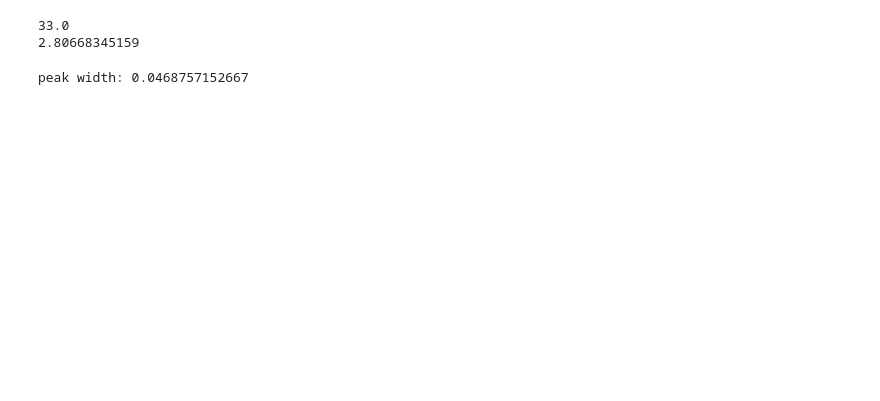
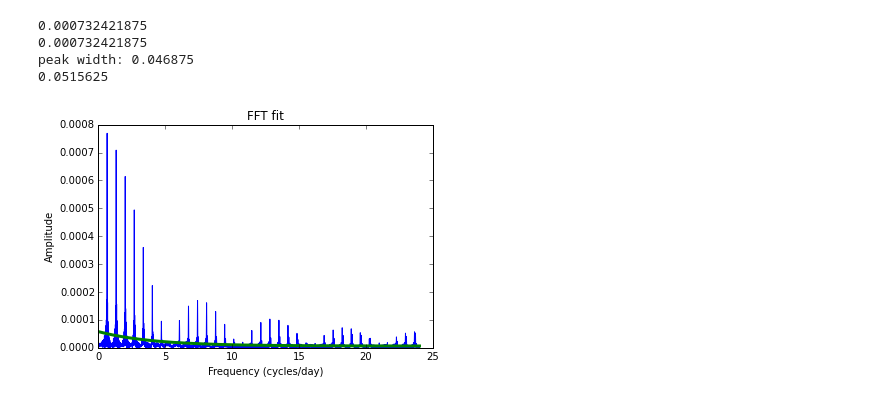
Before and after one commit to dianadianadiana/FFT, a Jupyter notebook: flux_function_transit.ipynb, the cells around one changed output. Saved outputs shown, nothing was run; the diff lists cells and outputs as text; code cells hidden in the pictures; blank space fills up the shorter version.

```diff
--- a/flux_function_transit.ipynb
+++ b/flux_function_transit.ipynb
@@ -329,19 +289,20 @@ plt.show()
-# %%
-print(n)
-print(freq[3831]*constant)
-# %% [output]
-33.0
-2.80668345159
 # %%
 bin_sz = 1./len(newf) * constant
 peak_width_to_zero = bin_sz * 2**extra_fact
 peak_width = 2 * peak_width_to_zero
 
-# peak_error = .01 # should i do this?
+peak_error = .1 # should i do this?
 # peak_width += peak_error
+peak_width_error = peak_width + peak_width * peak_error
+print(bin_sz)
+print((freq[1]-freq[0])*constant)
 print("peak width: " +str(peak_width))
+print(peak_width_error)
 # %% [output]
-peak width: 0.0468757152667
+0.000732421875
+0.000732421875
+peak width: 0.046875
+0.0515625
 # %%
 # GOAL: find all the values in the power array that are considered to be peaks
 #       and all the values in the power array that are considered to be harmonics
@@ -385,0 +393,18 @@ def constraint_index_finder(constraint, x, y, poly = 0, loops = 10):
+# %%
+try:
+    p0 = parameter_finder(freq*constant, power)
+    popt, pcov = curve_fit(exp_decay, freq*constant, power, p0)
+except RuntimeError:
+    z = poly_maker(freq, power, freq, poly = 4)
+else:
+    z = exp_decay(freq*constant,*popt)
+
+plt.plot(freq*constant, power, 'b')
+plt.plot(freq*constant,z, 'g', linewidth =3.0)
+
+plt.title("FFT fit")
+plt.xlabel("Frequency (cycles/day)")
+plt.ylabel("Amplitude")
+plt.show()
+# %% [output]
+[figure, added]
```
Also changed, not shown: parts of 27 cells of this notebook.
